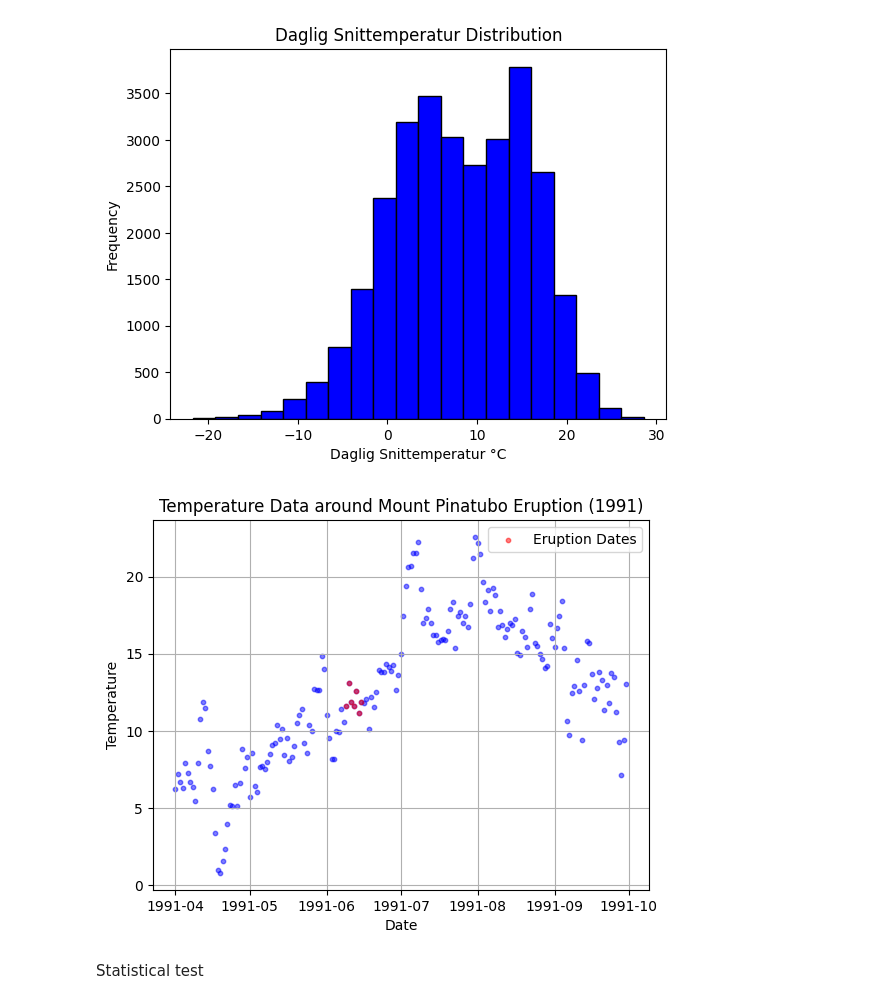
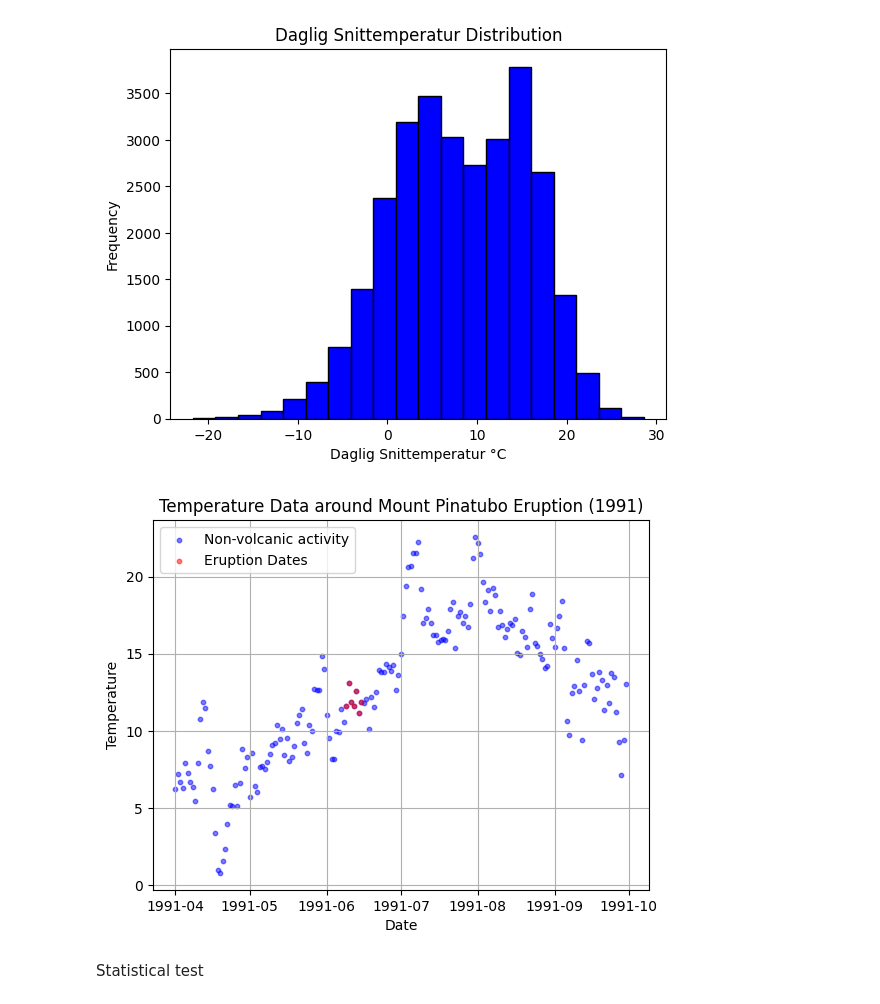
Before and after one commit to msteele919/projectwork, a Jupyter notebook: EDA/historical_events.ipynb, the cells around one changed output. Drawn from its saved outputs; the diff is of its cells as text; code cells hidden in the pictures.

```diff
--- a/EDA/historical_events.ipynb
+++ b/EDA/historical_events.ipynb
@@ -145,23 +152,23 @@ Text(0, 0.5, 'Frequency')
 # %%
 ## chart
 filtered_data = df['1991-04-01':'1991-09-30']
 
 
-plt.scatter(filtered_data.index, filtered_data['Snittemperatur'], s=10, color='blue', alpha=0.5)
+plt.scatter(filtered_data.index, filtered_data['Snittemperatur'], s=10, color='blue', alpha=0.5, label= 'Non-volcanic activity')
 
 # plt.axvline(x='1991-06-09', color='red', linestyle='--', label='Eruption Date (1991-06-09)')
 eruption_data = df['1991-06-09':'1991-06-15']
 
 plt.scatter(eruption_data.index, eruption_data['Snittemperatur'], s=10, color='red', alpha=0.5, label='Eruption Dates')
 
 
 plt.title('Temperature Data around Mount Pinatubo Eruption (1991)')
 plt.xlabel('Date')
 plt.ylabel('Temperature')
 plt.grid(True)
 plt.legend()
 plt.show()
 # %% [output]
-[figure, old version]
+[figure, new version]
 # %% [markdown]
 Statistical test
```
Also changed, not shown: parts of 8 cells of this notebook.
